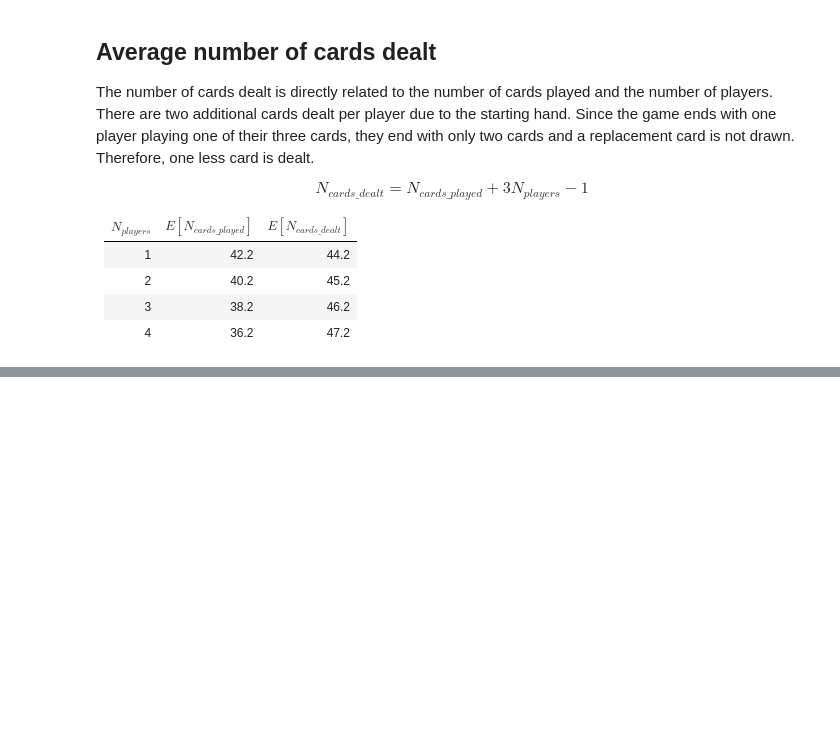
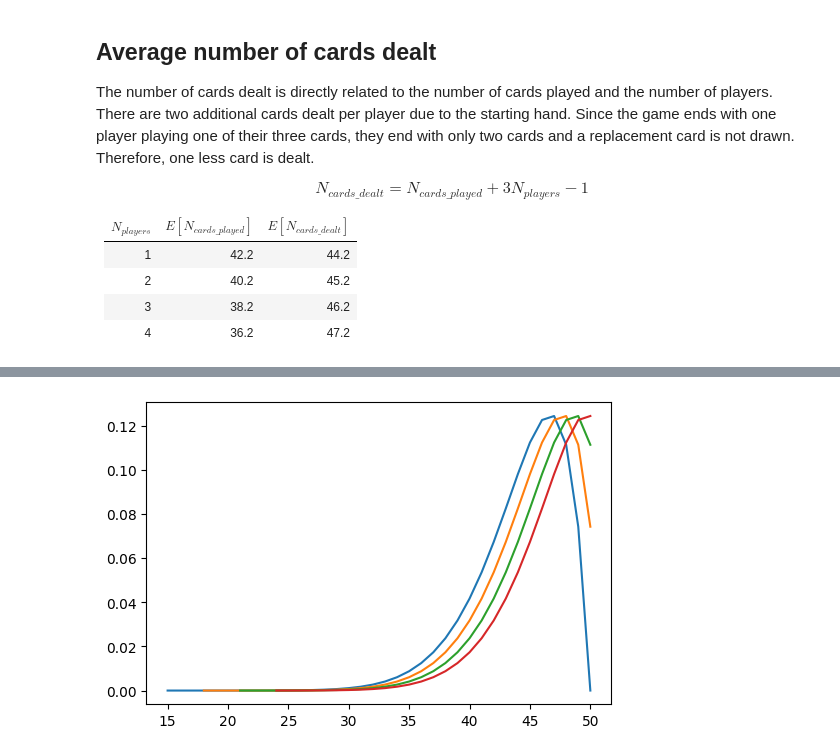
Before and after one commit to mblemberg/hoot-owl-hoot, a Jupyter notebook: analysis.ipynb, the cells around one changed output, grey strips where cells are left out. Drawn from its saved outputs; the diff is of its cells as text; code cells hidden in the pictures; blank space fills up the shorter version.

```diff
--- a/analysis.ipynb
+++ b/analysis.ipynb
@@ -179,0 +247,17 @@ The simulations above do not seem to support the calculated expectations for thr
+# %%
+# Probability that the 13th sun is played and the game ends when k cards have been removed from the deck
+def p_end(k, n_players):
+    return (
+        fac(k-num_players) * (49-k+num_players) * fac(14) * fac(36)
+        / fac(k-12-num_players) / fac(50) / fac(12)
+    )
+# %%
+for num_players in range(1, 5):
+    avg_cards_dealt = 0
+    p_sum = 0
+    for k in range(3*num_players+12, 51):
+        p = p_end(k, num_players)
+        p_sum += p
+        avg_cards_dealt += k * p
+        print(f'k={k}, p={p:.3f}, sum_cards={avg_cards_dealt:.3f}, sum_p={p_sum:.3f}')
+    print(f'The expected number of cards dealt for a {num_players} player game is {avg_cards_dealt:.3f}.')
@@ -179,0 +282,9 @@ The simulations above do not seem to support the calculated expectations for thr
+# %%
+for num_players in range(1, 5):
+    k = list(range(3*num_players+12, 51))
+    p = []
+    for i in k:
+        p.append(p_end(i, num_players))
+    plt.plot(k, p)
+# %% [output]
+[figure, added]
```
Also changed, not shown: parts of 11 cells of this notebook, 1 other file.
